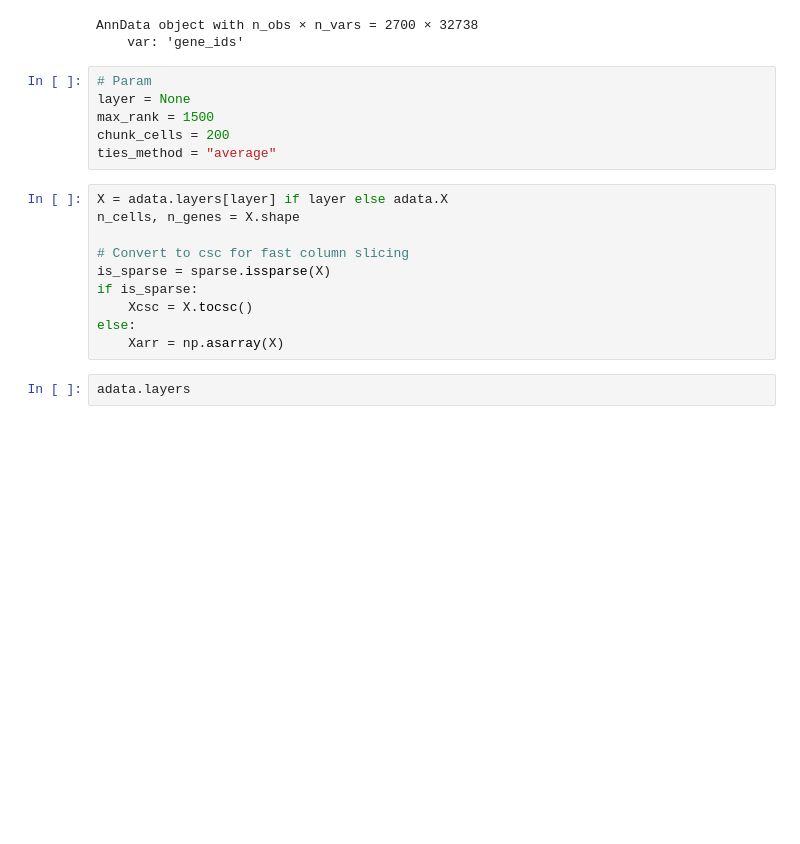
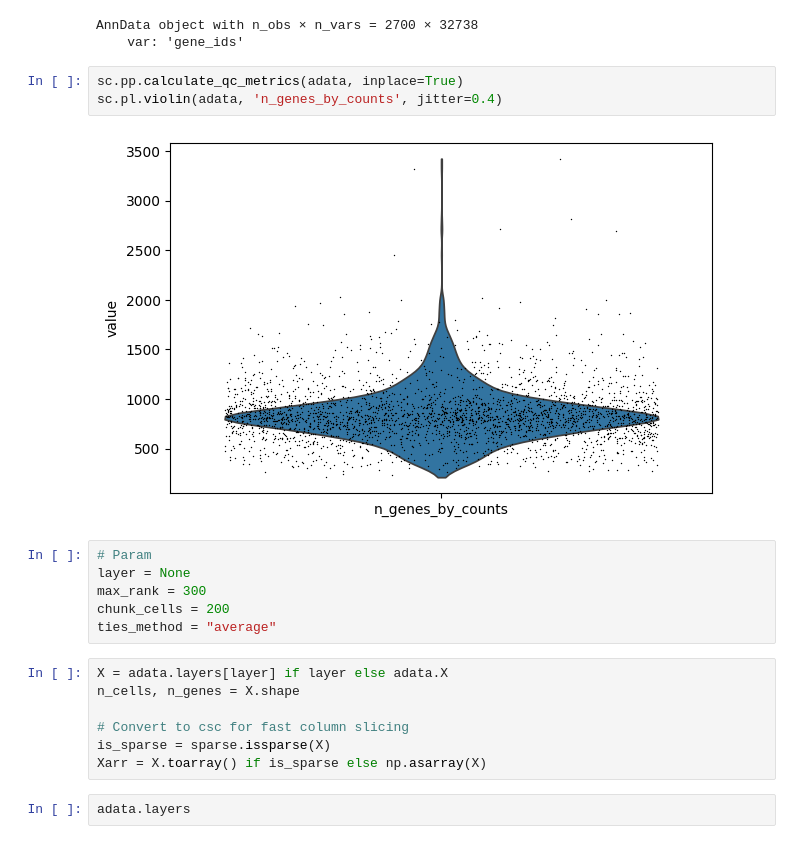
Before and after one commit to carmonalab/pyucell, a Jupyter notebook: examples/test.ipynb, the cells around one changed output. Saved outputs shown, nothing was run; the diff lists cells and outputs as text; blank space fills up the shorter version.

```diff
--- a/examples/test.ipynb
+++ b/examples/test.ipynb
@@ -12,10 +13,15 @@ adata
 # %% [output]
 AnnData object with n_obs × n_vars = 2700 × 32738
     var: 'gene_ids'
+# %%
+sc.pp.calculate_qc_metrics(adata, inplace=True)
+sc.pl.violin(adata, 'n_genes_by_counts', jitter=0.4)
+# %% [output]
+[figure, added]
 # %%
 # Param
 layer = None
-max_rank = 1500
+max_rank = 300
 chunk_cells = 200
 ties_method = "average"
 # %%
@@ -24,10 +30,7 @@ n_cells, n_genes = X.shape
 
 # Convert to csc for fast column slicing
 is_sparse = sparse.issparse(X)
-if is_sparse:
-    Xcsc = X.tocsc()
-else:
-    Xarr = np.asarray(X)
+Xarr = X.toarray() if is_sparse else np.asarray(X)
 # %%
 adata.layers
 # %% [output]
```
Also changed, not shown: parts of 13 cells of this notebook, 1 other file.
